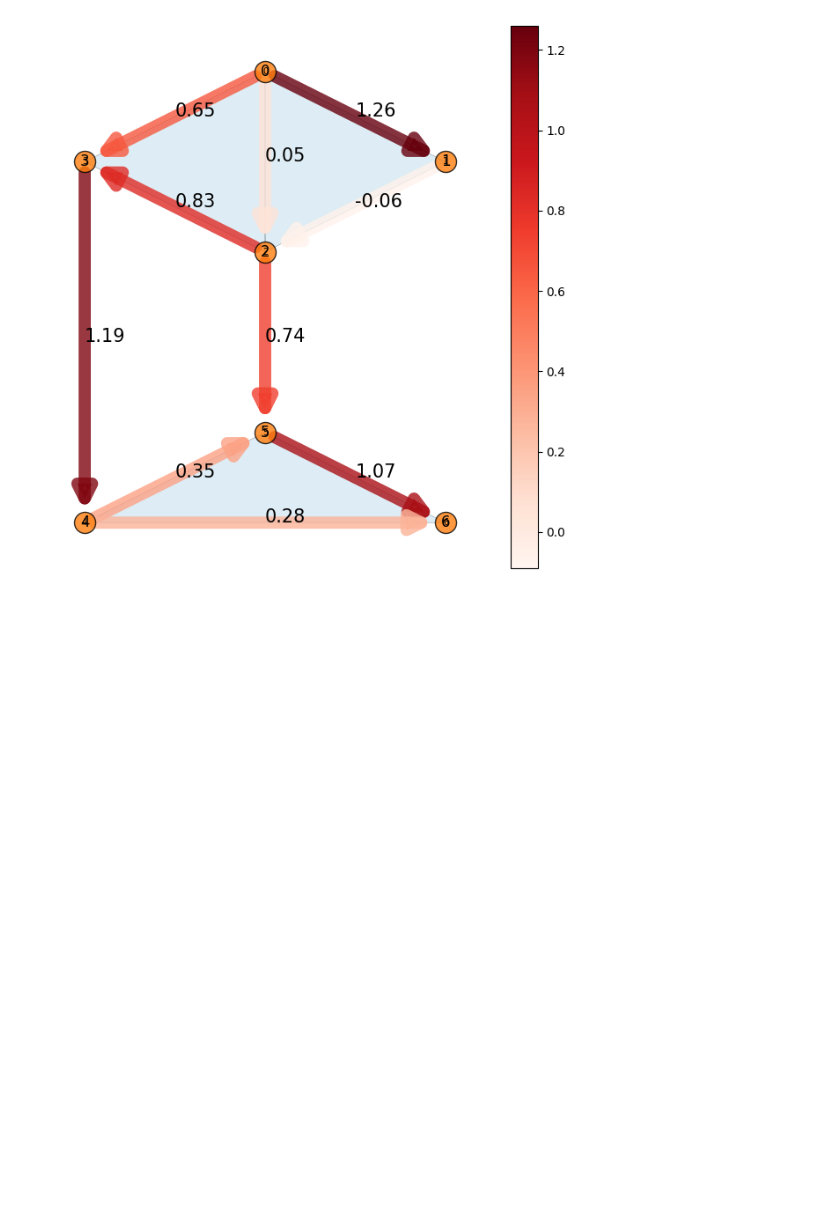
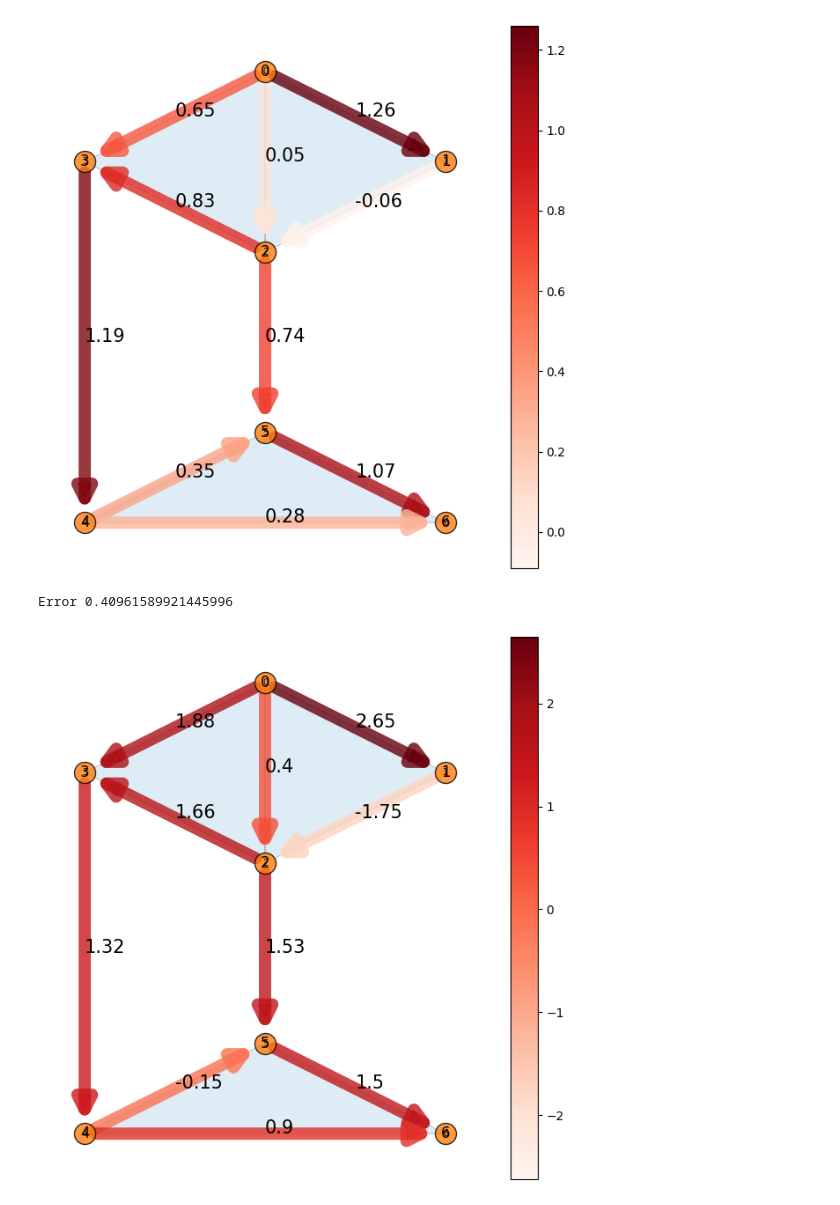
Before and after one commit to irtazahashmi/pytspl, a Jupyter notebook: notebooks/edge_flow_denoising.ipynb, the cells around one changed output. Cells and saved outputs as stored; diff of their text form; code cells hidden in the pictures; blank space fills up the shorter version.

Commit message:
Tested edge flow denoising to 100%.

```diff
--- a/notebooks/edge_flow_denoising.ipynb
+++ b/notebooks/edge_flow_denoising.ipynb
@@ -87,3 +91,13 @@ scplot.draw_flow(np.round(f_est, 2))
 # %% [output]
 Error 0.7309451950015002
 [figure]
+# %%
+efd.denoise(f0=f0, f=f, P_choice="L1U")
+
+print("Error", efd.history["error"])
+f_est_L1U = efd.history["f_estimated"]
+
+scplot.draw_flow(np.round(f_est_L1U, 2))
+# %% [output]
+Error 0.40961589921445996
+[figure, added]
```
Also changed, not shown: parts of 3 cells of this notebook, 5 other files.
